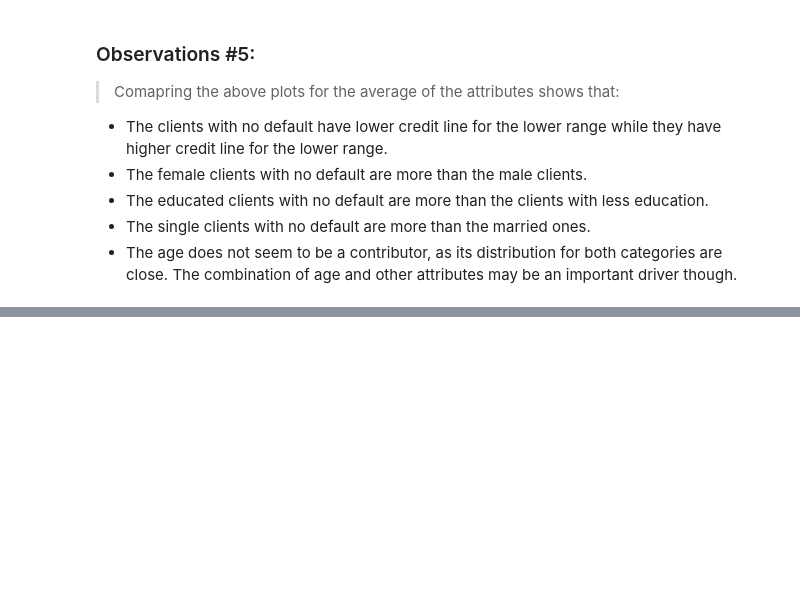
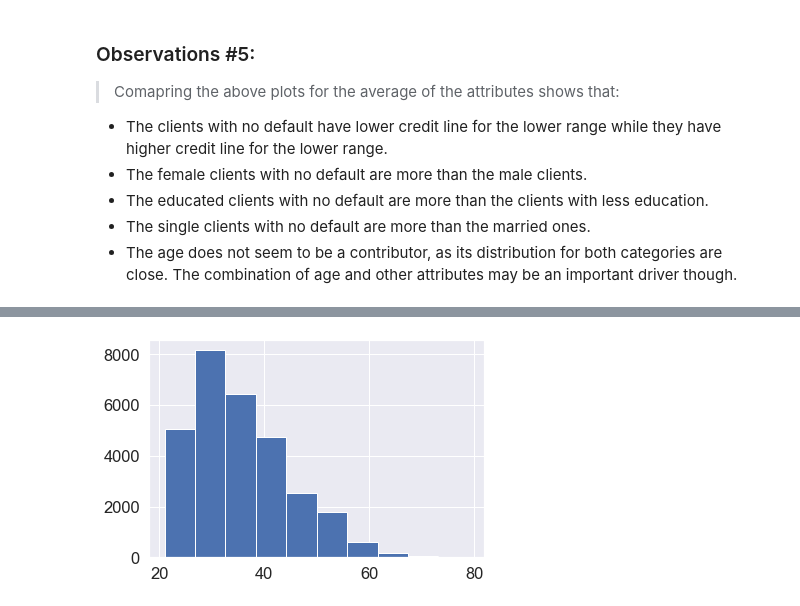
Before and after one commit to helnazsoltani/default-of-credit-card-clients, a Jupyter notebook: default-of-credit-card-clients.ipynb, the cells around one changed output, grey strips where cells are left out. Saved outputs shown, nothing was run; the diff lists cells and outputs as text; code cells hidden in the pictures; blank space fills up the shorter version.

```diff
--- a/default-of-credit-card-clients.ipynb
+++ b/default-of-credit-card-clients.ipynb
@@ -590,0 +882,4 @@ del temp_col_default
+# %%
+df['age'].hist();
+# %% [output]
+[figure, added]
```
Also changed, not shown: parts of 54 cells of this notebook.
